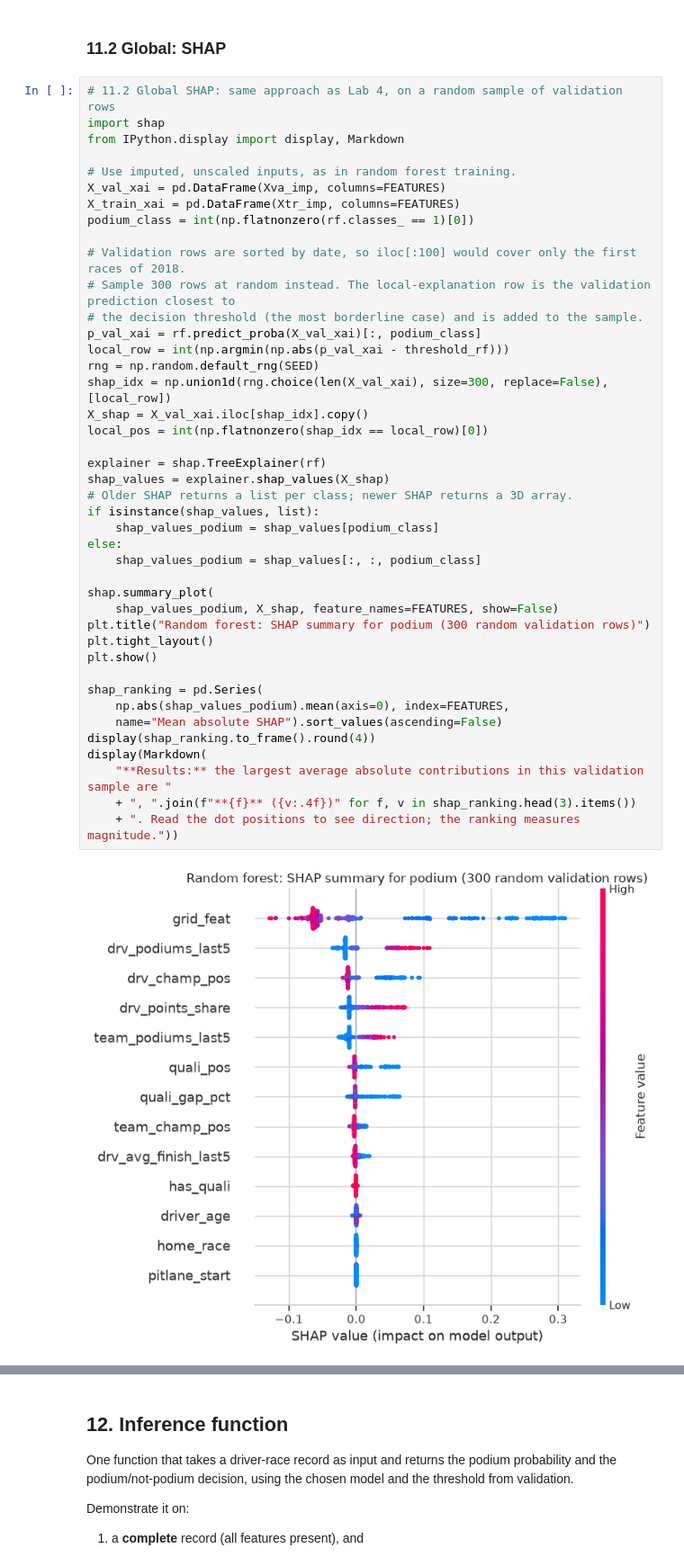
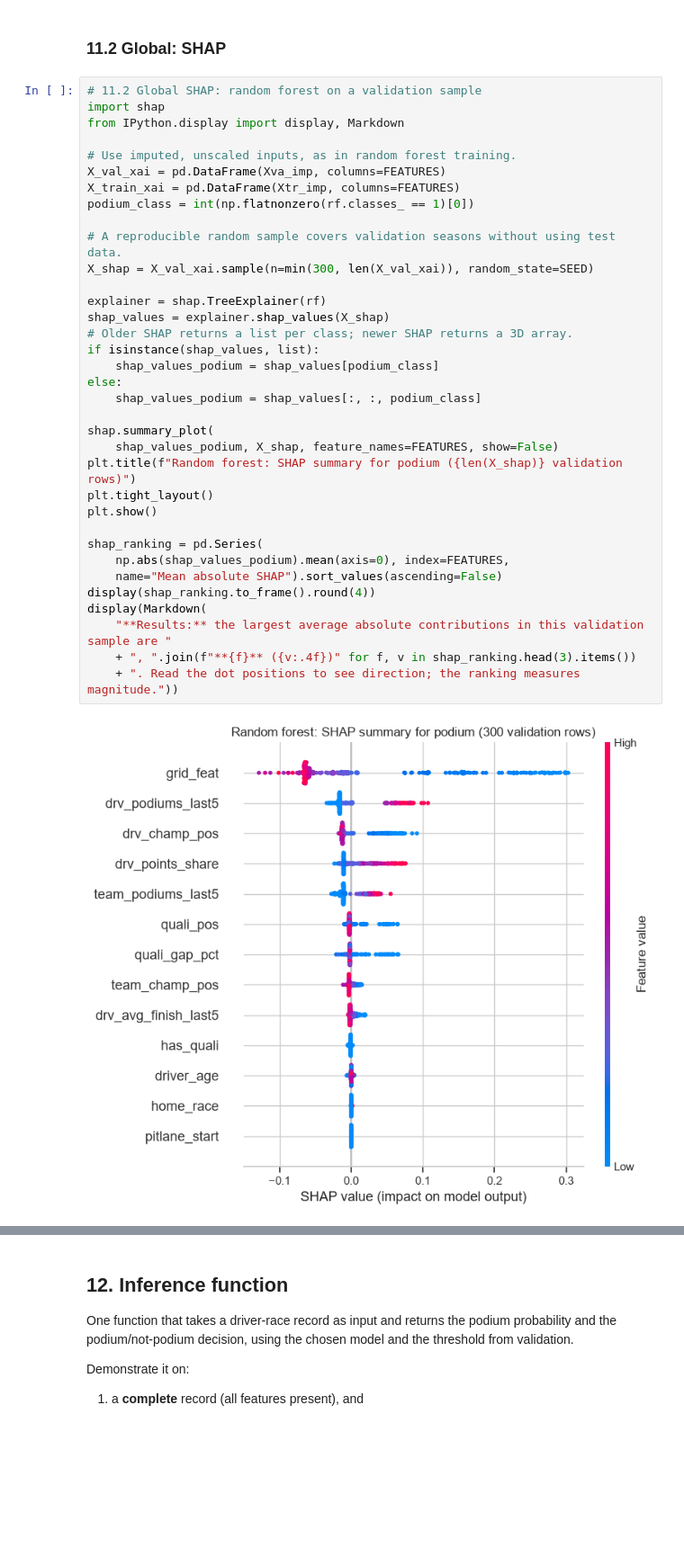
Before and after one commit to AbdelrahmanWaelH/F1_AI_Tools, a Jupyter notebook: F1_Podium_Prediction_Sections_1-8.ipynb, the cells around one changed output, grey strips where cells are left out. Shown at 90% size. Saved outputs shown, nothing was run; the diff lists cells and outputs as text; blank space fills up the shorter version.

```diff
--- a/F1_Podium_Prediction_Sections_1-8.ipynb
+++ b/F1_Podium_Prediction_Sections_1-8.ipynb
@@ -1590,47 +1571,40 @@ The error bars show one standard deviation across the 20 shuffles, not confidenc
 # %% [markdown]
 ### 11.2 Global: SHAP
 # %%
-# 11.2 Global SHAP: same approach as Lab 4, on a random sample of validation rows
+# 11.2 Global SHAP: random forest on a validation sample
 import shap
 from IPython.display import display, Markdown
 
 # Use imputed, unscaled inputs, as in random forest training.
 X_val_xai = pd.DataFrame(Xva_imp, columns=FEATURES)
 X_train_xai = pd.DataFrame(Xtr_imp, columns=FEATURES)
 podium_class = int(np.flatnonzero(rf.classes_ == 1)[0])
 
-# Validation rows are sorted by date, so iloc[:100] would cover only the first races of 2018.
-# Sample 300 rows at random instead. The local-explanation row is the validation prediction closest to
-# the decision threshold (the most borderline case) and is added to the sample.
-p_val_xai = rf.predict_proba(X_val_xai)[:, podium_class]
-local_row = int(np.argmin(np.abs(p_val_xai - threshold_rf)))
-rng = np.random.default_rng(SEED)
-shap_idx = np.union1d(rng.choice(len(X_val_xai), size=300, replace=False), [local_row])
-X_shap = X_val_xai.iloc[shap_idx].copy()
-local_pos = int(np.flatnonzero(shap_idx == local_row)[0])
+# A reproducible random sample covers validation seasons without using test data.
+X_shap = X_val_xai.sample(n=min(300, len(X_val_xai)), random_state=SEED)
 
 explainer = shap.TreeExplainer(rf)
 shap_values = explainer.shap_values(X_shap)
 # Older SHAP returns a list per class; newer SHAP returns a 3D array.
 if isinstance(shap_values, list):
     shap_values_podium = shap_values[podium_class]
 else:
     shap_values_podium = shap_values[:, :, podium_class]
 
 shap.summary_plot(
     shap_values_podium, X_shap, feature_names=FEATURES, show=False)
-plt.title("Random forest: SHAP summary for podium (300 random validation rows)")
+plt.title(f"Random forest: SHAP summary for podium ({len(X_shap)} validation rows)")
 plt.tight_layout()
 plt.show()
 
 shap_ranking = pd.Series(
     np.abs(shap_values_podium).mean(axis=0), index=FEATURES,
     name="Mean absolute SHAP").sort_values(ascending=False)
 display(shap_ranking.to_frame().round(4))
 display(Markdown(
     "**Results:** the largest average absolute contributions in this validation sample are "
     + ", ".join(f"**{f}** ({v:.4f})" for f, v in shap_ranking.head(3).items())
     + ". Read the dot positions to see direction; the ranking measures magnitude."))
 # %% [output]
-[figure, old version]
+[figure, new version]
 |  | Mean absolute SHAP |
```
Also changed, not shown: parts of 30 cells of this notebook.
